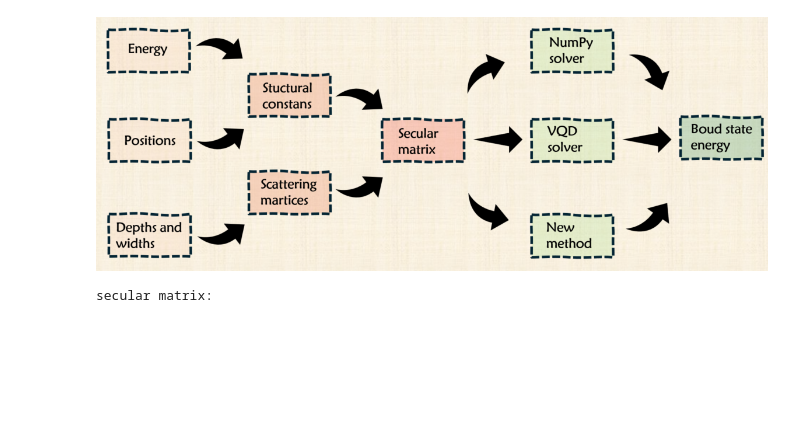
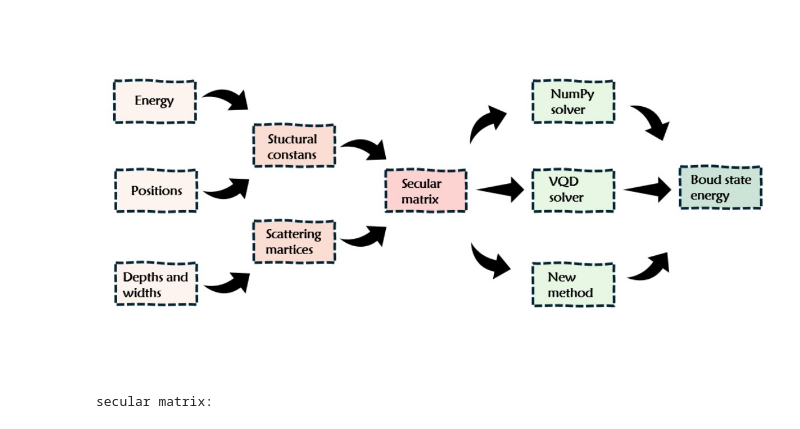
Before and after one commit to m-martyna/QuantumMST, a Jupyter notebook: thesis_plots.ipynb, the cells around one changed output. Cells and saved outputs as stored; diff of their text form; code cells hidden in the pictures; blank space fills up the shorter version.

Commit message:
schemat

```diff
--- a/thesis_plots.ipynb
+++ b/thesis_plots.ipynb
@@ -12,9 +12,9 @@ from QuantumMST import plot_potential, plot_wavefunction
 from QuantumMST.wavefunction import calc_psi
 from QuantumMST.matrix_solvers import NumpySolver, Numpy_energies
 # %%
-display(Image(filename='thesis_plots_data/schemat.png'))
+display(Image(filename='thesis_plots_data/schemat_beztla.jpg'))
 # %% [output]
-[figure, old version]
+[figure, new version]
 # %%
 
 #! data from Butler's article ===> reference_system = 1
```
